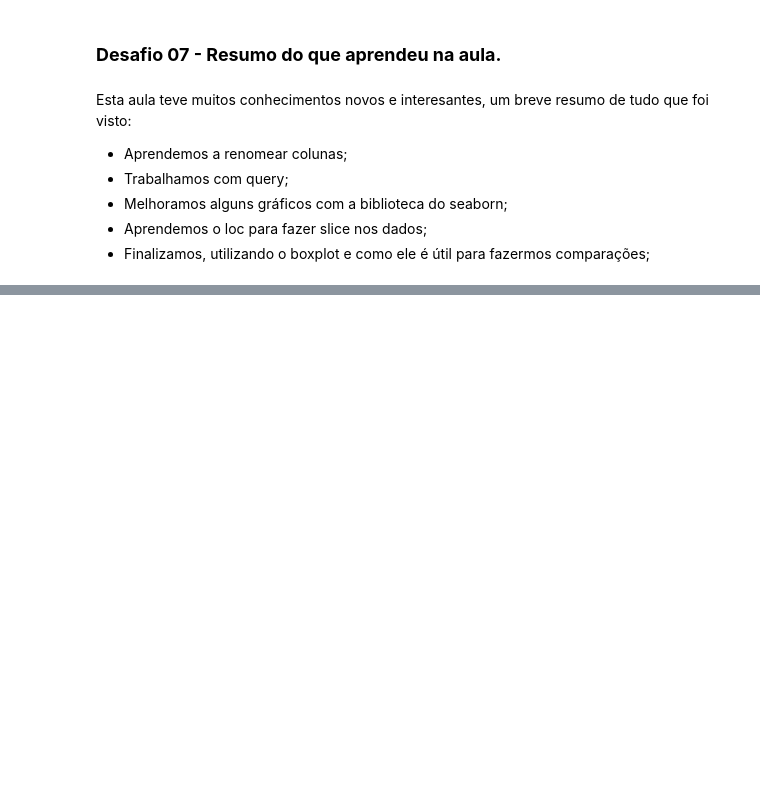
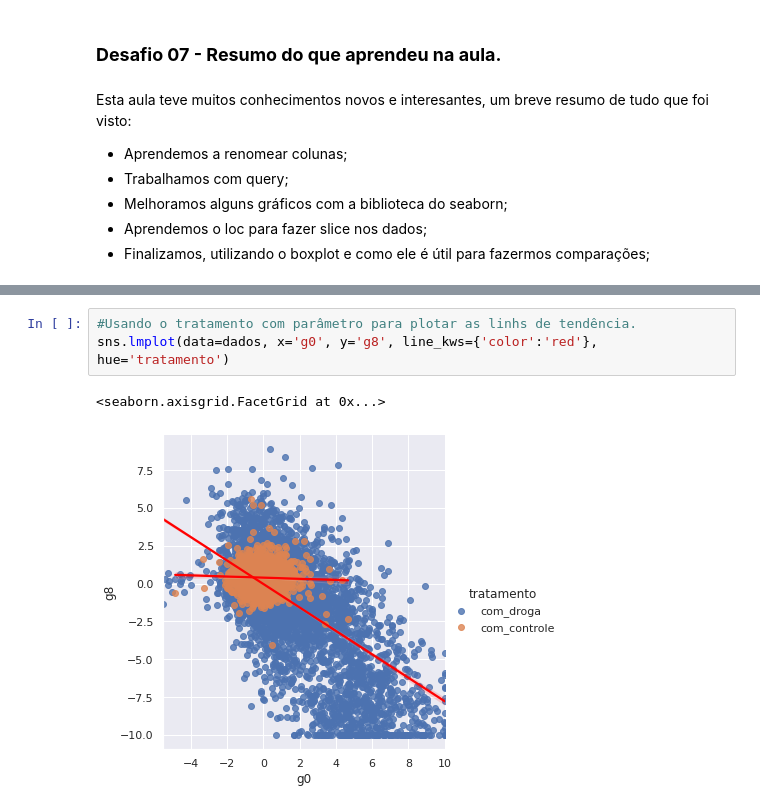
Before and after one commit to WJBruginski/Imersao_Dados_Alura_III, a Jupyter notebook: Imersão_Dados_Alura_III.ipynb, the cells around one changed output, grey strips where cells are left out. Saved outputs shown, nothing was run; the diff lists cells and outputs as text; blank space fills up the shorter version.

```diff
--- a/Imersão_Dados_Alura_III.ipynb
+++ b/Imersão_Dados_Alura_III.ipynb
@@ -733,0 +935,6 @@ Esta aula teve muitos conhecimentos novos e interesantes, um breve resumo de tud
+# %%
+#Usando o tratamento com parâmetro para plotar as linhs de tendência.
+sns.lmplot(data=dados, x='g0', y='g8', line_kws={'color':'red'}, hue='tratamento')
+# %% [output]
+<seaborn.axisgrid.FacetGrid at 0x...>
+[figure, added]
```
Also changed, not shown: parts of 49 cells of this notebook.
